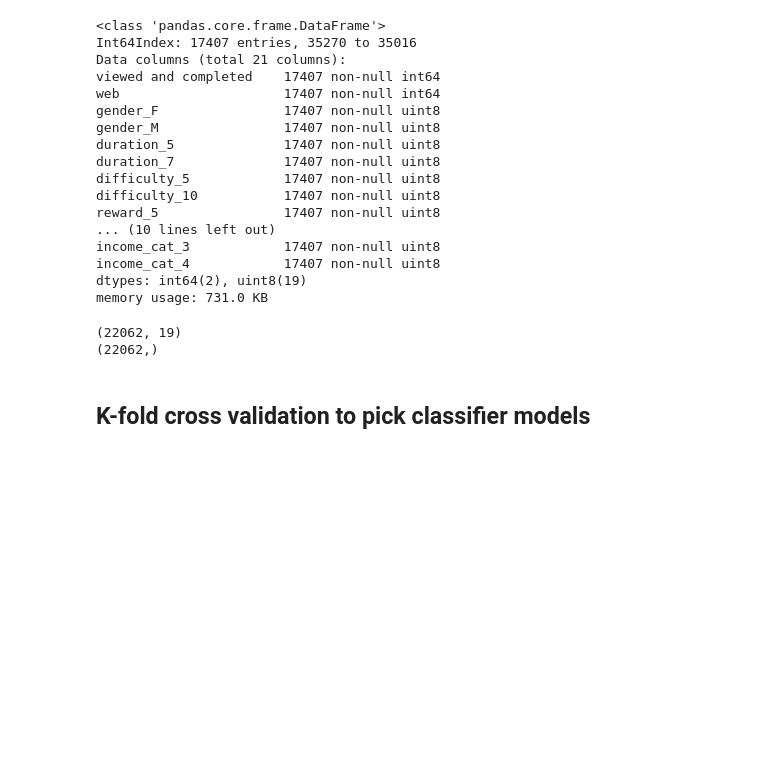
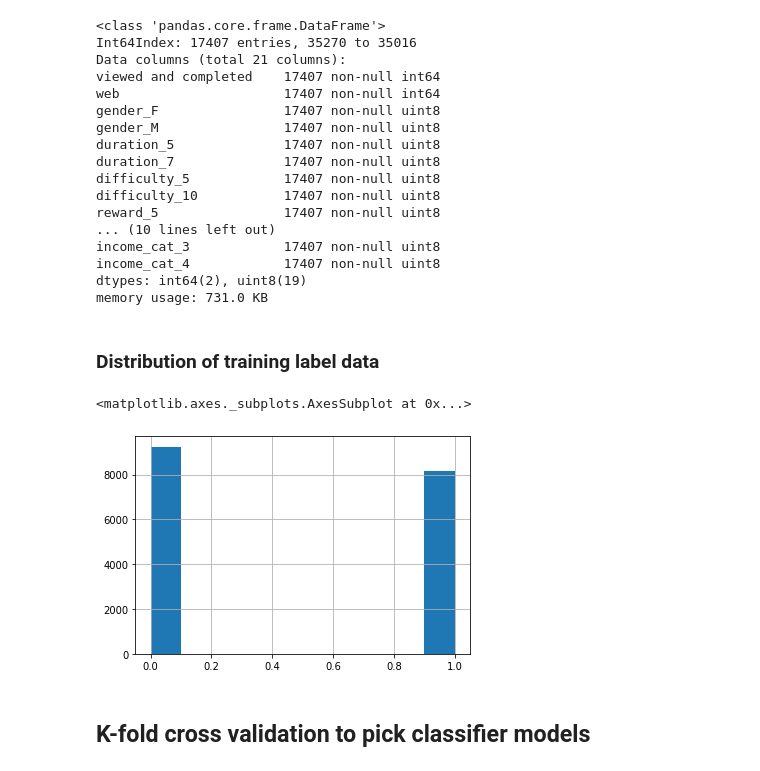
Before and after one commit to jaeboston/MLprojects, a Jupyter notebook: capstone/Startbucks/ML Binary Classifier using Starbucks Simulation data.ipynb, the cells around one changed output. Drawn from its saved outputs; the diff is of its cells as text; code cells hidden in the pictures; blank space fills up the shorter version.

```diff
--- a/capstone/Startbucks/ML Binary Classifier using Starbucks Simulation data.ipynb
+++ b/capstone/Startbucks/ML Binary Classifier using Starbucks Simulation data.ipynb
@@ -733,12 +735,13 @@ y_test = test.iloc[:,0]
 
 X_train = train.iloc[:,1:]
 X_test = test.iloc[:,1:]
-
-print(X.shape)
-print(y.shape)
-# %% [output]
-(22062, 19)
-(22062,)
+# %% [markdown]
+### Distribution of training label data
+# %%
+y_train.hist()
+# %% [output]
+<matplotlib.axes._subplots.AxesSubplot at 0x...>
+[figure, added]
 # %%
 models = []
 #: Decision Tree model
```
Also changed, not shown: parts of 9 cells of this notebook.
